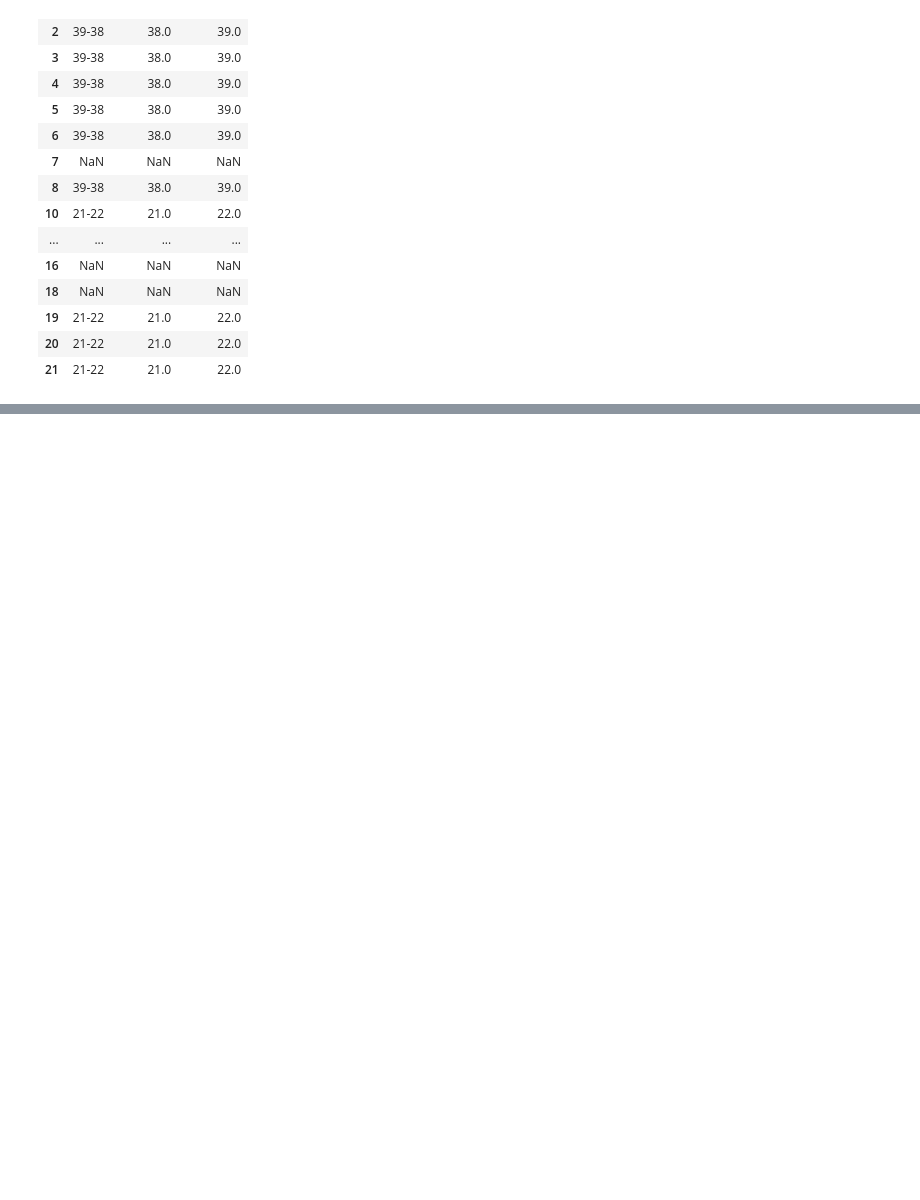
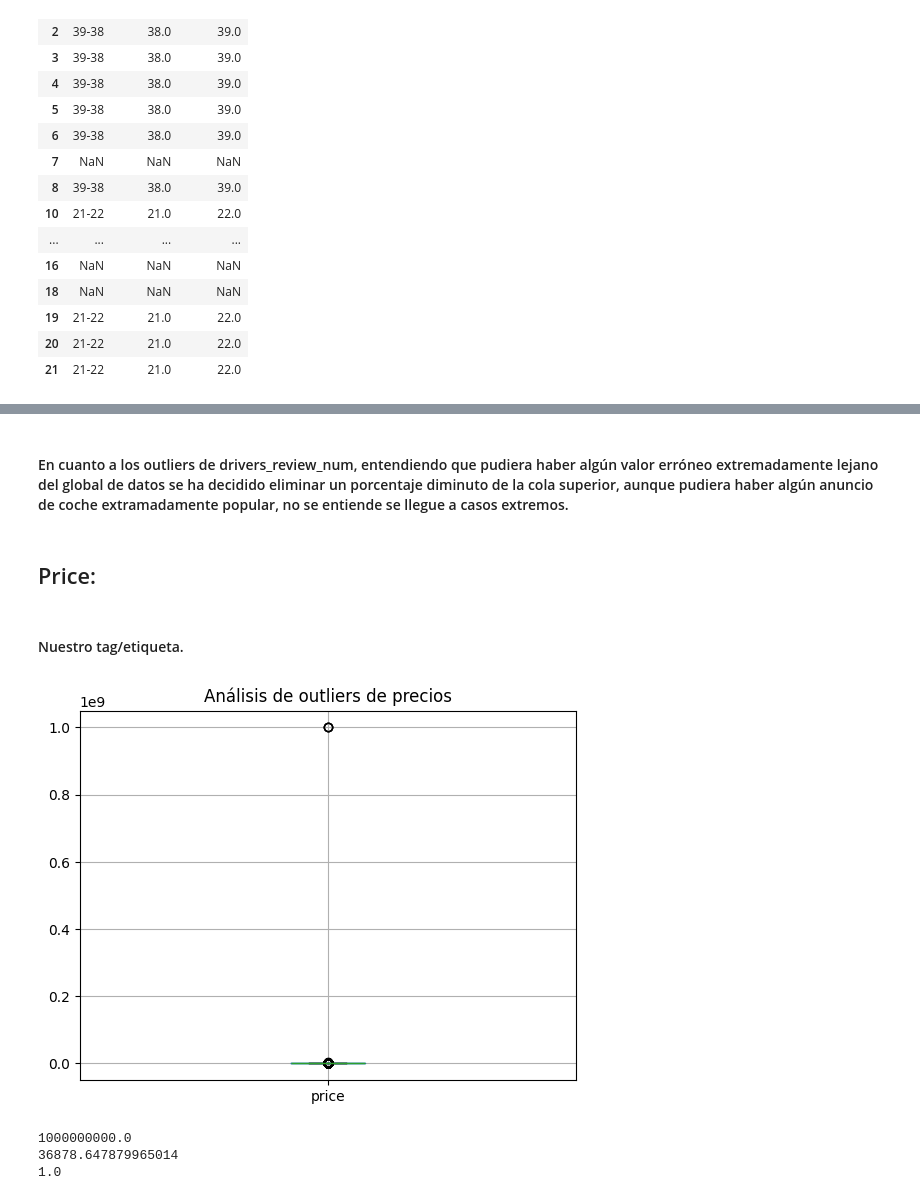
Before and after one commit to krodgall/Machine_Learning_project, a Jupyter notebook: 04_limpieza.ipynb, the cells around one changed output, grey strips where cells are left out. Cells and saved outputs as stored; diff of their text form; code cells hidden in the pictures; blank space fills up the shorter version.

```diff
--- a/04_limpieza.ipynb
+++ b/04_limpieza.ipynb
@@ -529,0 +699,20 @@ df['personal_use_only'] = df['personal_use_only'].fillna(
+# %% [markdown]
+#### En cuanto a los outliers de drivers_review_num, entendiendo que pudiera haber algún valor erróneo extremadamente lejano del global de datos se ha decidido eliminar un porcentaje diminuto de la cola superior, aunque pudiera haber algún anuncio de coche extramadamente popular, no se entiende se llegue a casos extremos.
+# %% [markdown]
+## Price:
+# %% [markdown]
+#### Nuestro tag/etiqueta.
+# %%
+df[['price']].boxplot()
+plt.title('Análisis de outliers de precios')
+plt.show()
+# %% [output]
+[figure, added]
+# %%
+print(df['price'].max())
+print(df['price'].mean())
+print(df['price'].min())
+# %% [output]
+1000000000.0
+36878.647879965014
+1.0
```
Also changed, not shown: parts of 88 cells of this notebook.
